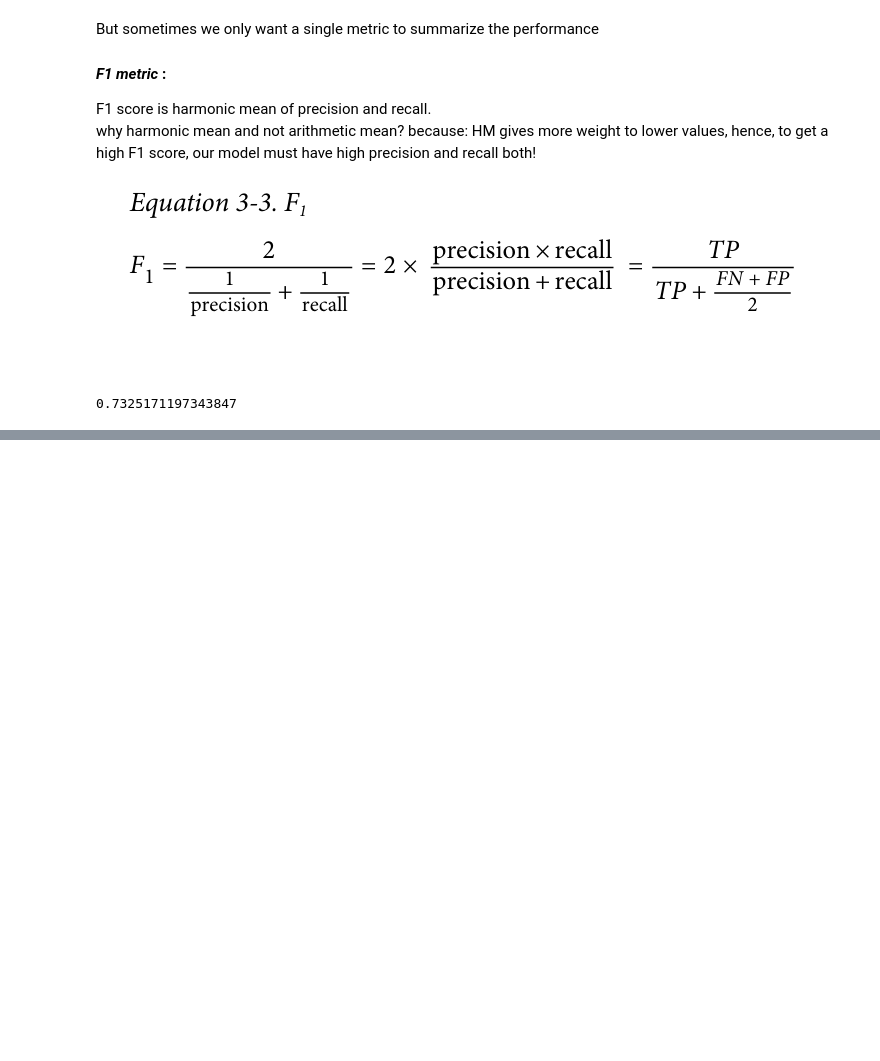
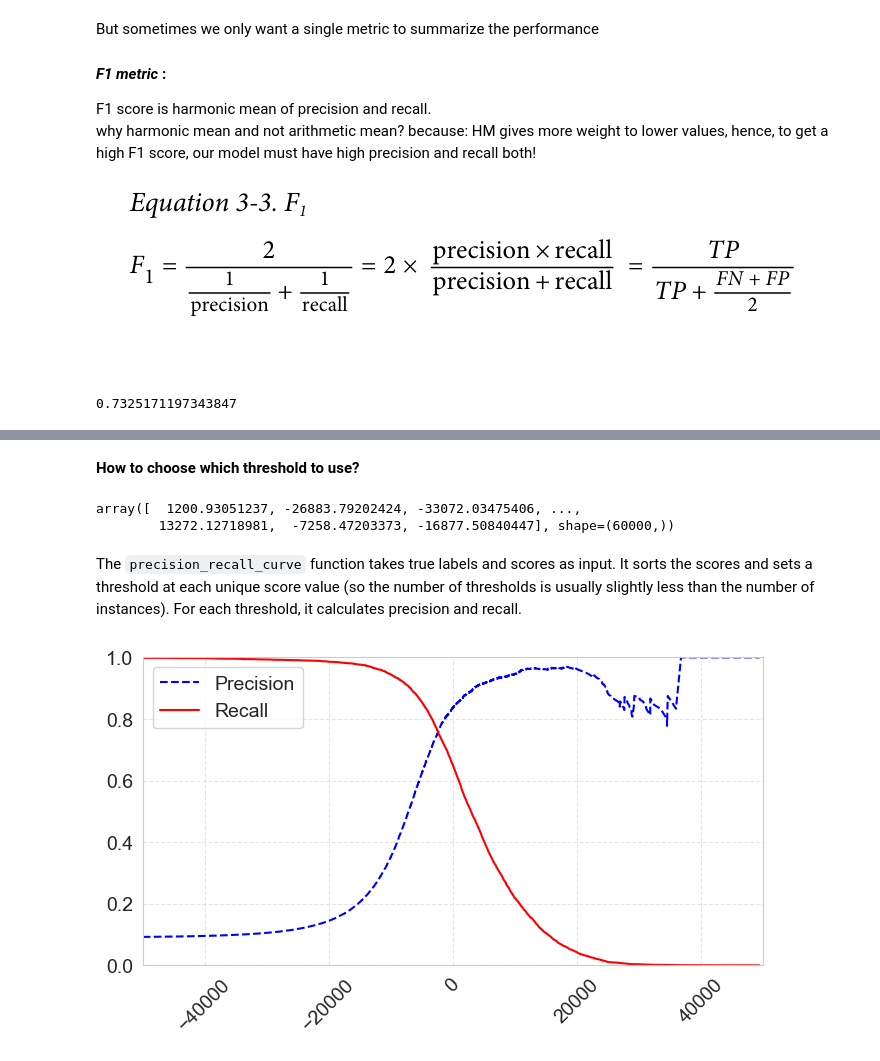
Before and after one commit to ArunNegi112/Machine_Learning, a Jupyter notebook: 3_Classification/1_classification.ipynb, the cells around one changed output, grey strips where cells are left out. Saved outputs shown, nothing was run; the diff lists cells and outputs as text; code cells hidden in the pictures; blank space fills up the shorter version.

Commit message:
Precision-Recall tradeoff, ROC curve

```diff
--- a/3_Classification/1_classification.ipynb
+++ b/3_Classification/1_classification.ipynb
@@ -15,7 +15,7 @@ scikit-learn: 1.6.1
 # %%
 # Setting up default settings for plots, rc = Runtime configuration
 
-plt.rc('figure',figsize = (10,6))
+plt.rc('figure',figsize = (8,4))
 plt.rc('font',size =14)                    # Defining font size for all texts (unless overriden)
 plt.rc('xtick', labelsize = 14)            # you know what tick and tick_label is right?
 plt.rc('ytick', labelsize = 14)
@@ -426,0 +464,21 @@ Shoplifter detection: It's okay to flag some innocent people (low precision) as
+# %% [markdown]
+__How to choose which threshold to use?__
+# %%
+# From cross_val_precdict, instead of getting predicted values, get their scores
+y_scores = cross_val_predict(
+    sgd_classifier,
+    X_Train,
+    y_train_5,
+    cv=3,
+    method='decision_function'
+    )
+
+y_scores
+# %% [output]
+array([  1200.93051237, -26883.79202424, -33072.03475406, ...,
+        13272.12718981,  -7258.47203373, -16877.50840447], shape=(60000,))
+# %%
+from sklearn.metrics import precision_recall_curve
+precision,recall,threshold = precision_recall_curve(y_train_5, y_scores)
+# %% [markdown]
+The `precision_recall_curve` function takes true labels and scores as input. It sorts the scores and sets a threshold at each unique score value (so the number of thresholds is usually slightly less than the number of instances). For each threshold, it calculates precision and recall.
@@ -426,0 +487,12 @@ Shoplifter detection: It's okay to flag some innocent people (low precision) as
+# %%
+def plot_precision_recall_vs_Threshold(precision,recall,threshold):
+    plt.plot(threshold,precision[:-1],linestyle='--',c='b',label='Precision')
+    plt.plot(threshold,recall[:-1],linestyle='-',c='r',label='Recall')
+    plt.grid(True,linestyle='--',alpha=0.5)
+    plt.legend(loc='best')
+    plt.xticks(label='Threshold',rotation = 45);
+    plt.axis([-50000,50000,0,1])
+
+plot_precision_recall_vs_Threshold(precision,recall,threshold)
+# %% [output]
+[figure, added]
```
Also changed, not shown: parts of 13 cells of this notebook.
